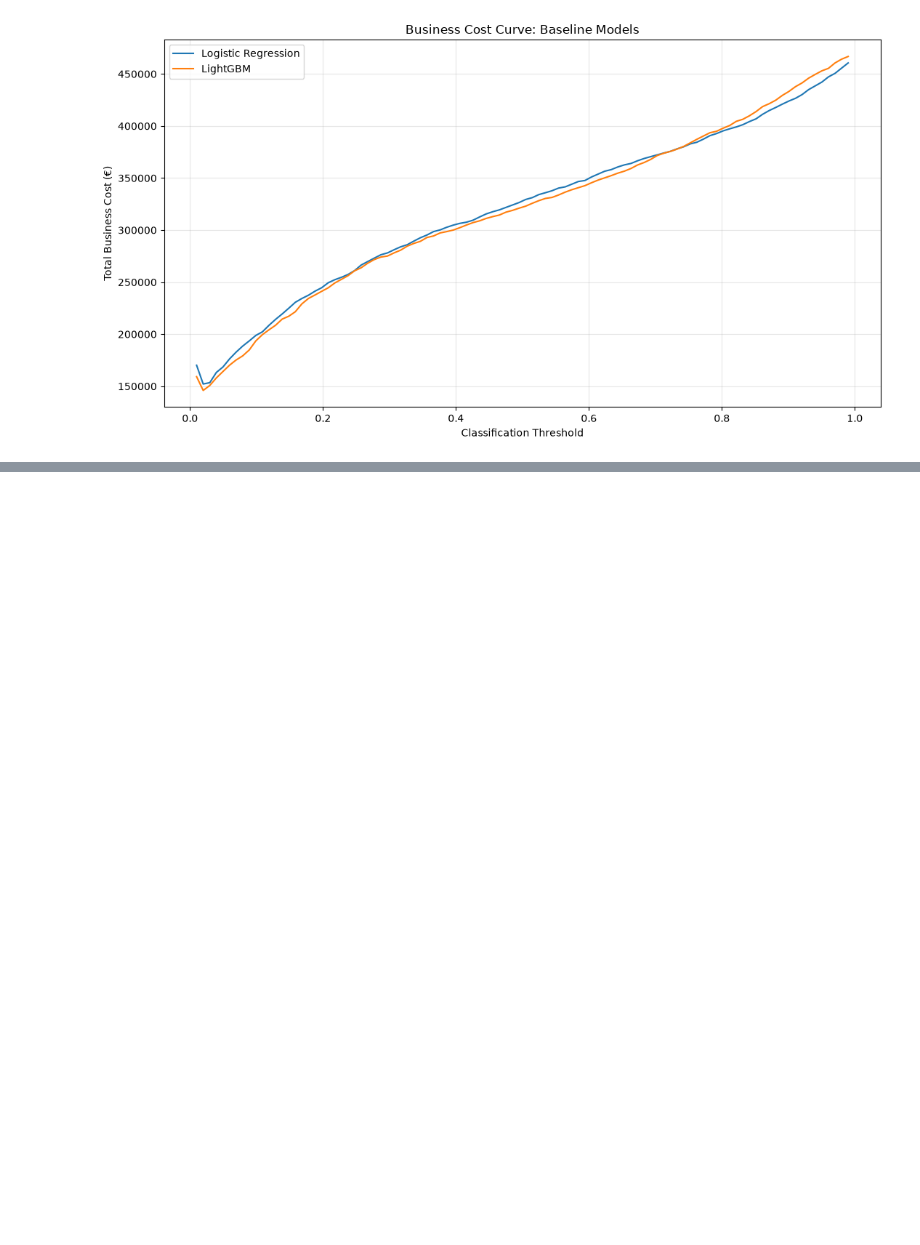
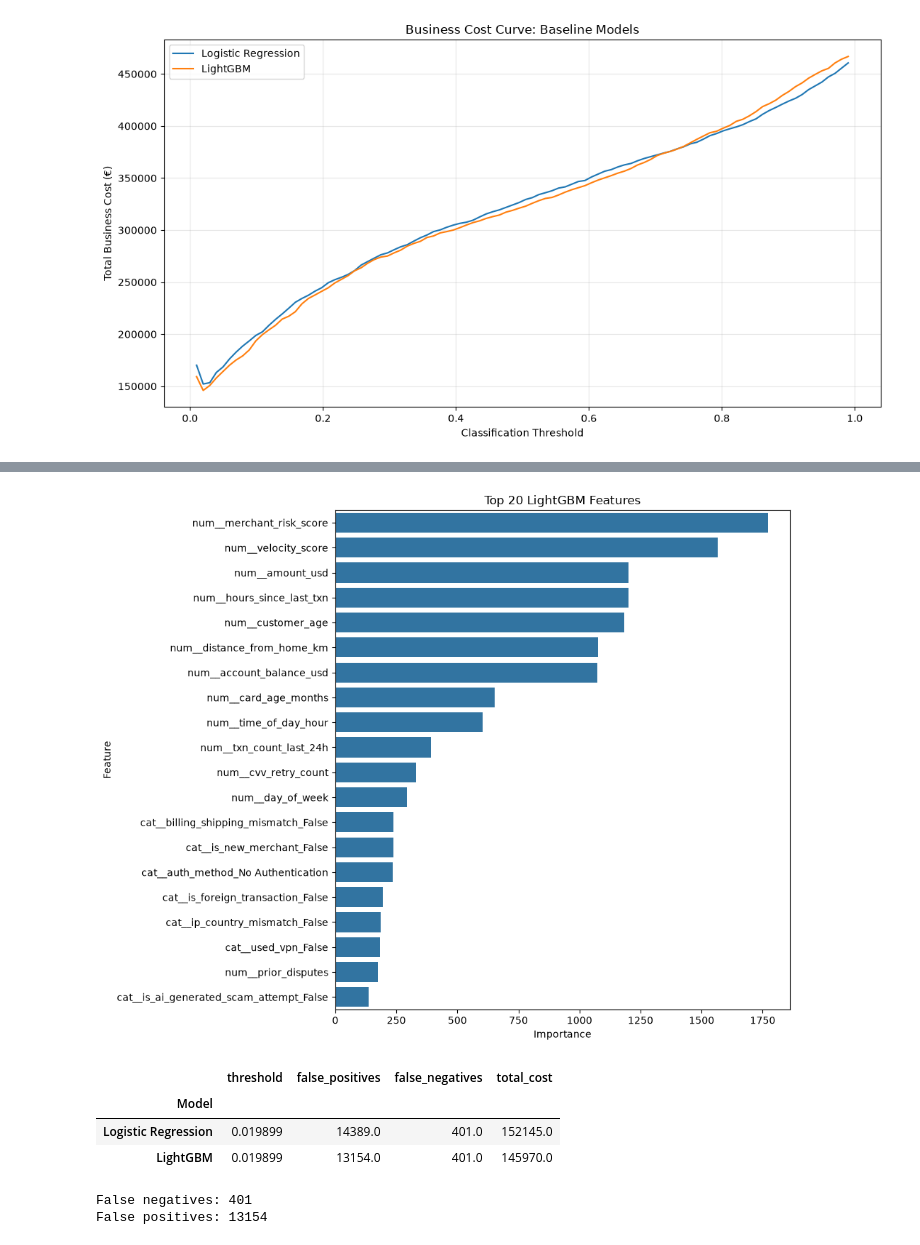
Before and after one commit to Percy5598/fraud-detection-2026, a Jupyter notebook: notebooks/02_basline_model.ipynb, the cells around one changed output, grey strips where cells are left out. Drawn from its saved outputs; the diff is of its cells as text; code cells hidden in the pictures; blank space fills up the shorter version.

```diff
--- a/notebooks/02_basline_model.ipynb
+++ b/notebooks/02_basline_model.ipynb
@@ -226,3 +226,14 @@ plt.tight_layout()
 plt.show()
 # %% [output]
 [figure]
+# %%
+# Extract trained LightGBM model
+lgb_pipeline = lgb_model.named_steps["model"]
+feature_names = lgb_model.named_steps["preprocessor"].get_feature_names_out()
+
+importance = pd.DataFrame({
+    "Feature": feature_names,
+    "Importance": lgb_pipeline.feature_importances_
+}).sort_values("Importance", ascending=False)
+
+display(importance.head(20))
@@ -228,0 +258,48 @@ plt.show()
+# %%
+plt.figure(figsize=(10, 8))
+
+sns.barplot(
+    data=importance.head(20),
+    x="Importance",
+    y="Feature"
+)
+
+plt.title("Top 20 LightGBM Features")
+plt.tight_layout()
+plt.show()
+# %% [output]
+[figure, added]
+# %%
+lr_best = lr_cost.loc[lr_cost["total_cost"].idxmin()]
+lgb_best = lgb_cost.loc[lgb_cost["total_cost"].idxmin()]
+
+display(pd.DataFrame([
+    {"Model": "Logistic Regression", **lr_best.to_dict()},
+    {"Model": "LightGBM", **lgb_best.to_dict()}
+]).set_index("Model"))
+# %% [output]
+|  | threshold | false_positives | false_negatives | total_cost |
+| Model |  |  |  |  |
+| Logistic Regression | 0.019899 | 14389.0 | 401.0 | 152145.0 |
+| LightGBM | 0.019899 | 13154.0 | 401.0 | 145970.0 |
+# %%
+threshold = lgb_best["threshold"]
+preds = (lgb_probs >= threshold).astype(int)
+
+errors = X_val.copy()
+errors["actual"] = y_val
+errors["predicted"] = preds
+
+false_negatives = errors[
+    (errors["actual"] == 1) & (errors["predicted"] == 0)
+]
+
+false_positives = errors[
+    (errors["actual"] == 0) & (errors["predicted"] == 1)
+]
+
+print("False negatives:", len(false_negatives))
+print("False positives:", len(false_positives))
+# %% [output]
+False negatives: 401
+False positives: 13154
```
Also changed, not shown: parts of 2 cells of this notebook.
